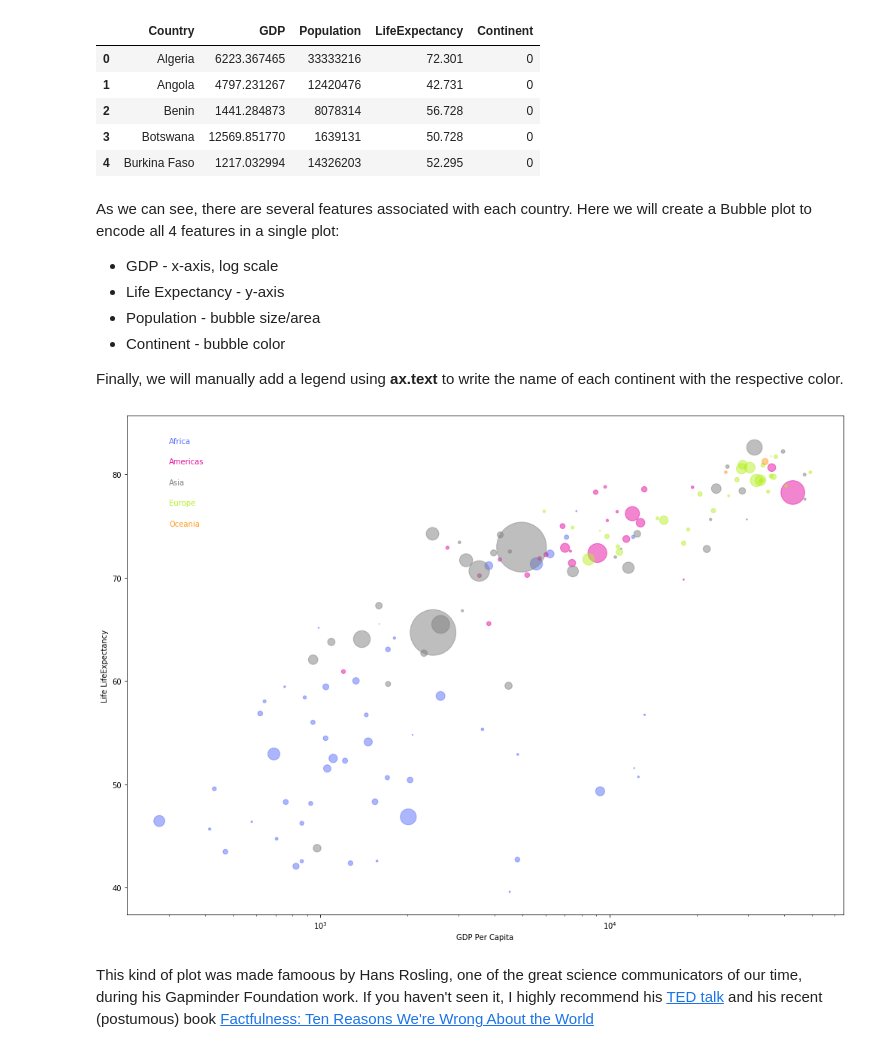
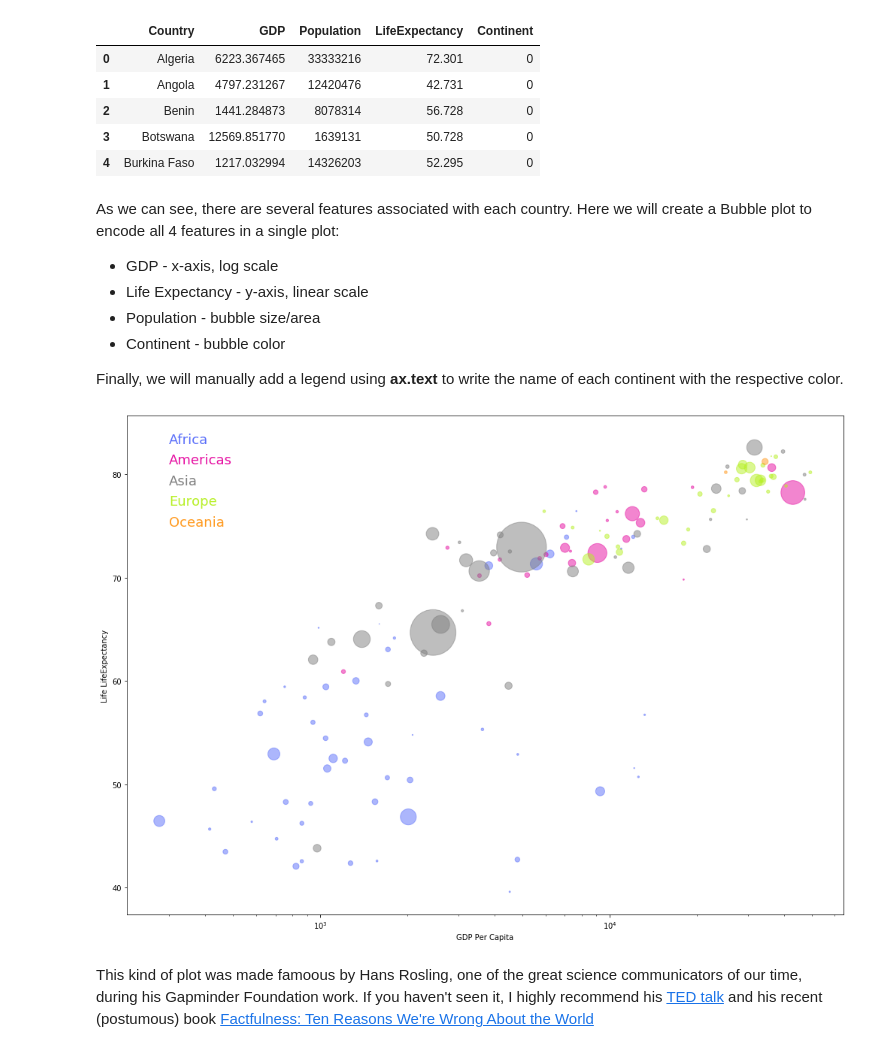
Before and after one commit to DataForScience/DataViz, a Jupyter notebook: 1. Matplotlib.ipynb, the cells around one changed output. Drawn from its saved outputs; the diff is of its cells as text; code cells hidden in the pictures.

```diff
--- a/1. Matplotlib.ipynb
+++ b/1. Matplotlib.ipynb
@@ -313,7 +313,7 @@ data.head()
 As we can see, there are several features associated with each country. Here we will create a Bubble plot to encode all 4 features in a single plot:
 
 -  GDP - x-axis, log scale
--  Life Expectancy - y-axis
+-  Life Expectancy - y-axis, linear scale
 -  Population - bubble size/area
 -  Continent - bubble color
 
@@ -321,27 +321,27 @@ Finally, we will manually add a legend using **ax.text** to write the name of ea
 # %%
 fig = plt.figure()
 ax = plt.gca()
 
 fig.set_size_inches(14,10)
 
 for i in range(5):
     continent = data[data['Continent']==i]
 
     ax.scatter(continent['GDP'], continent['LifeExpectancy'],
                s=(continent['Population'])/300000,
                c=colors[i], alpha=0.5)
 
 ax.set_xscale('log')
 
 for i in range(len(continents)):
-    ax.text(300, 83-i*2, continents[i], color=colors[i])
+    ax.text(300, 83-i*2, continents[i], color=colors[i], fontsize=18)
 
 ax.set_xlabel('GDP Per Capita')
 ax.set_ylabel('Life LifeExpectancy')
 
 fig.tight_layout()
 # %% [output]
-[figure, old version]
+[figure, new version]
 # %% [markdown]
 This kind of plot was made famoous by Hans Rosling, one of the great science communicators of our time, during his Gapminder Foundation work. If you haven't seen it, I highly recommend his [TED talk](https://www.youtube.com/watch?v=hVimVzgtD6w) and his recent (postumous) book [Factfulness: Ten Reasons We're Wrong About the World](https://www.amazon.com/Factfulness-Reasons-Wrong-Things-Better-ebook/dp/B0769XK7D6)
 # %% [markdown]
```
Also changed, not shown: parts of 4 cells of this notebook, 4 other files.
